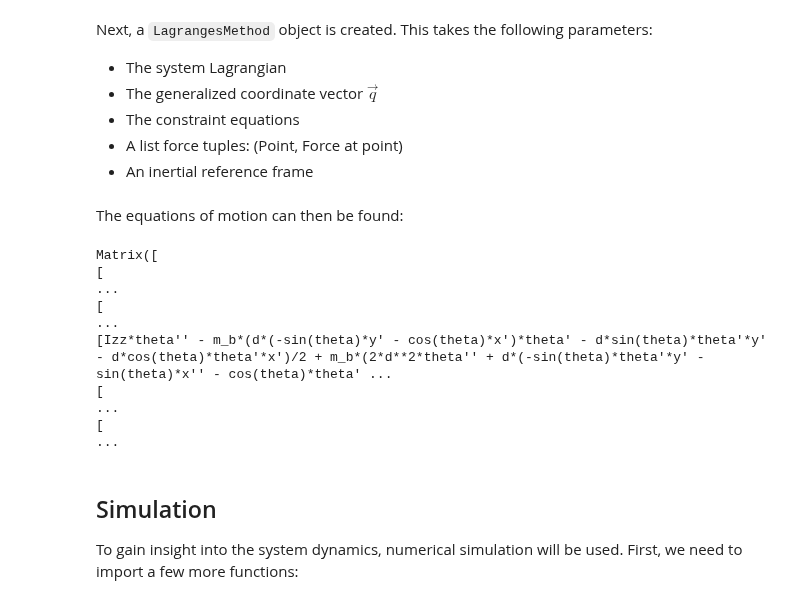
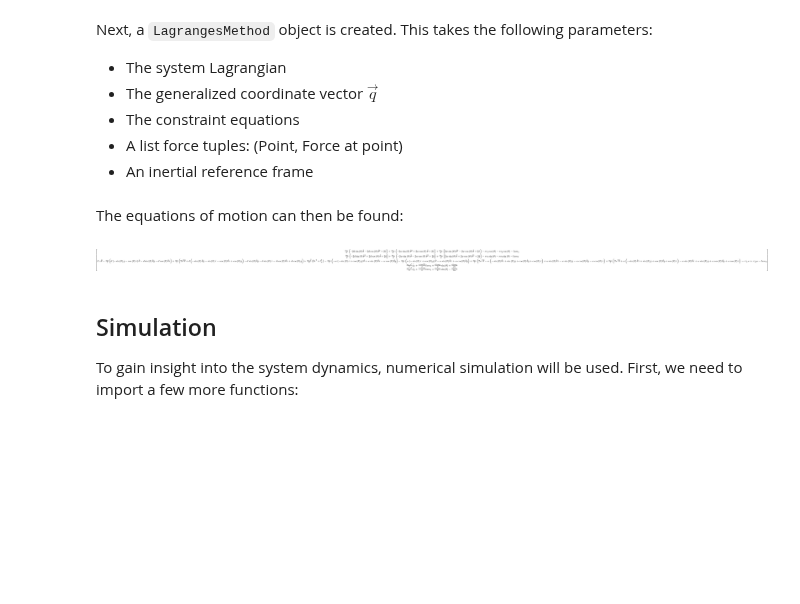
Before and after one commit to pydy/pydy, a Jupyter notebook: examples/differential_drive/Differential Drive.ipynb, the cells around one changed output. Cells and saved outputs as stored; diff of their text form; code cells hidden in the pictures; blank space fills up the shorter version.

```diff
--- a/examples/differential_drive/Differential Drive.ipynb
+++ b/examples/differential_drive/Differential Drive.ipynb
@@ -220,14 +210,9 @@ lm = LagrangesMethod(Lag, q, nonhol_coneqs=coneqs, forcelist=fl, frame=N)
 The equations of motion can then be found:
 # %%
 le = lm.form_lagranges_equations()
-mprint(le)
+le
 # %% [output]
-Matrix([
-[                                                                                                                                                                                                        ...
-[                                                                                                                                                                                                        ...
-[Izz*theta'' - m_b*(d*(-sin(theta)*y' - cos(theta)*x')*theta' - d*sin(theta)*theta'*y' - d*cos(theta)*theta'*x')/2 + m_b*(2*d**2*theta'' + d*(-sin(theta)*theta'*y' - sin(theta)*x'' - cos(theta)*theta' ...
-[                                                                                                                                                                                                        ...
-[                                                                                                                                                                                                        ...
+[figure, added]
 # %% [markdown]
 ## Simulation
 
```
Also changed, not shown: parts of 6 cells of this notebook.
